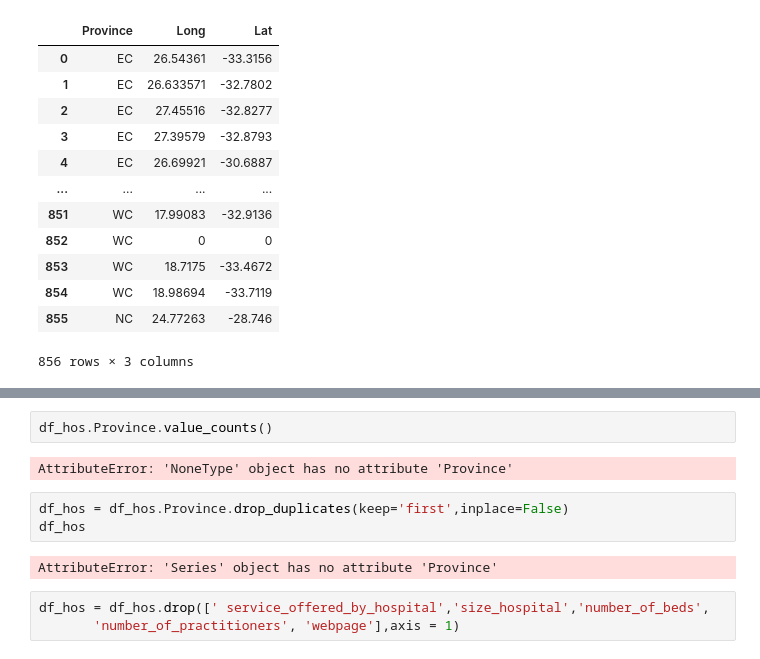
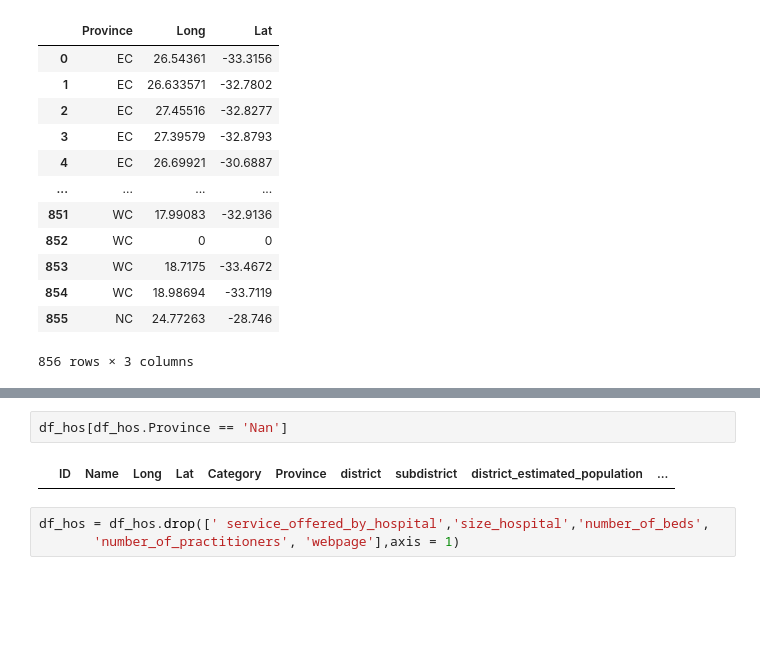
Before and after one commit to tshepojrampai/Covid-19, a Jupyter notebook: globals.ipynb, the cells around one changed output, grey strips where cells are left out. Saved outputs shown, nothing was run; the diff lists cells and outputs as text; blank space fills up the shorter version.

```diff
--- a/globals.ipynb
+++ b/globals.ipynb
@@ -1435,12 +1497,7 @@ df_hos
 # %%
-df_hos.Province.value_counts()
+df_hos[df_hos.Province == 'Nan']
 # %% [output]
-AttributeError: 'NoneType' object has no attribute 'Province'
+|  | ID | Name | Long | Lat | Category | Province | district | subdistrict | district_estimated_population | ... |
-# %%
-df_hos = df_hos.Province.drop_duplicates(keep='first',inplace=False)
-df_hos
-# %% [output]
-AttributeError: 'Series' object has no attribute 'Province'
 # %%
 df_hos = df_hos.drop([' service_offered_by_hospital','size_hospital','number_of_beds',
        'number_of_practitioners', 'webpage'],axis = 1)
```
Also changed, not shown: parts of 7 cells of this notebook.
